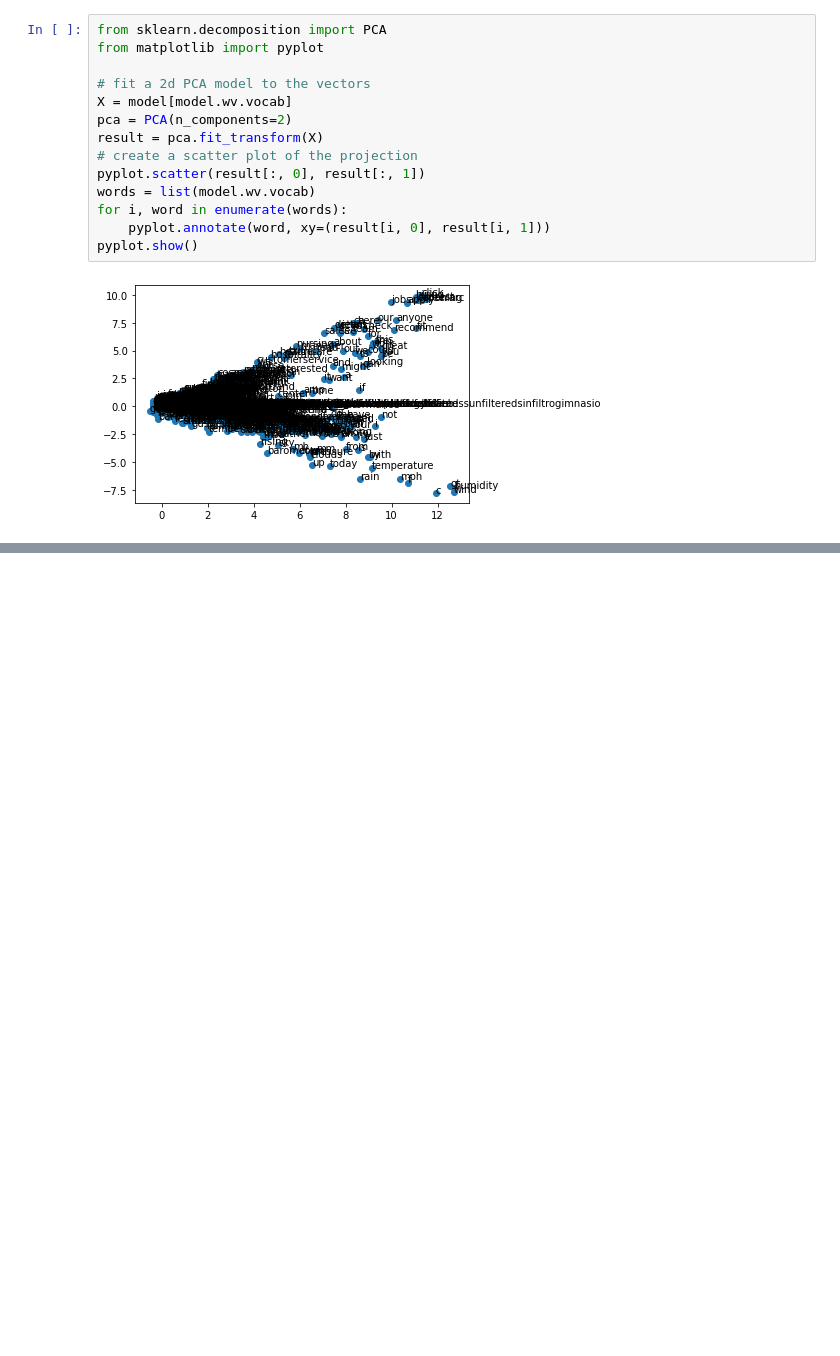
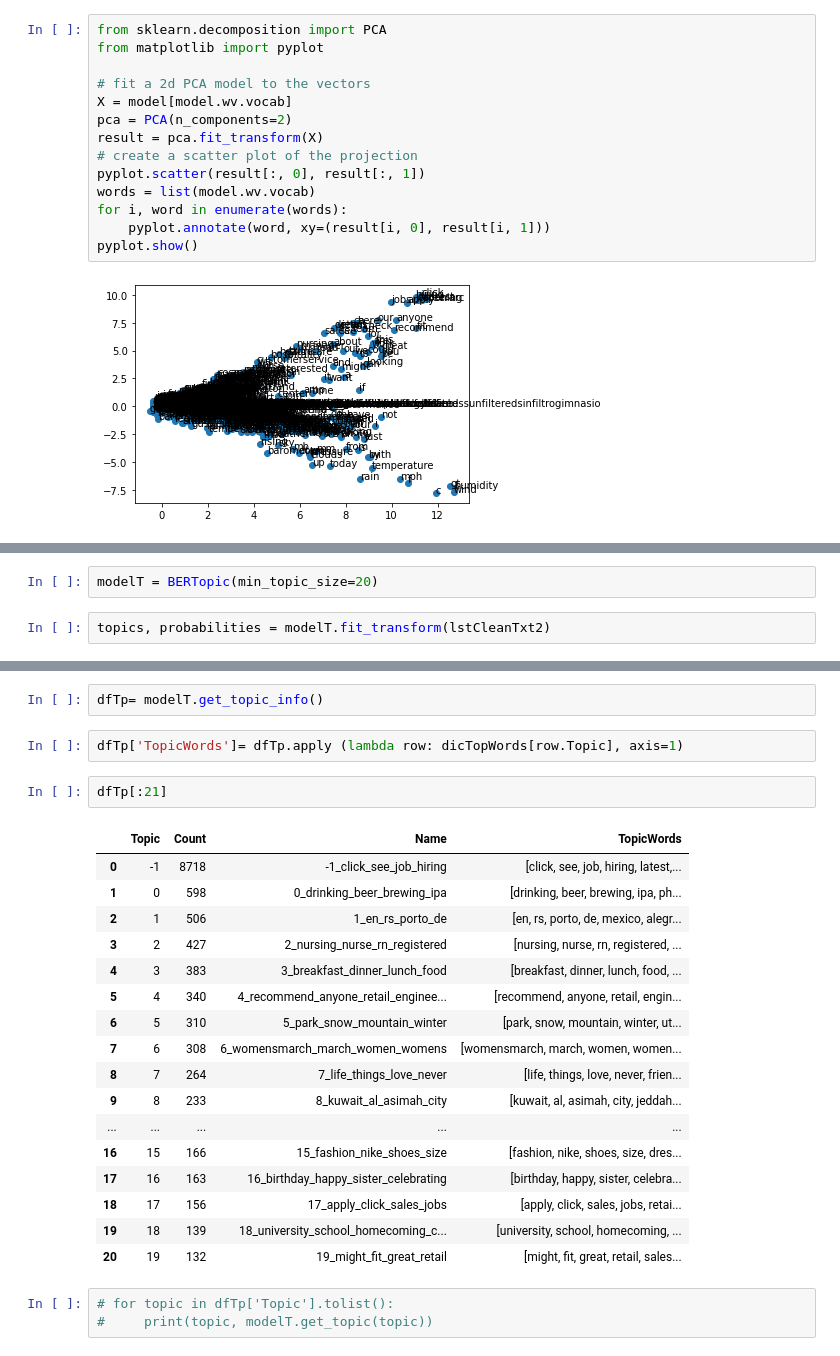
Before and after one commit to mahmuduzzaman/topicModelingPaper, a Jupyter notebook: 2017 - Covid Topic Modeling Demonstration.ipynb, the cells around one changed output, grey strips where cells are left out. Saved outputs shown, nothing was run; the diff lists cells and outputs as text; blank space fills up the shorter version.

Commit message:
Updated with topic related stuff

```diff
--- a/2017 - Covid Topic Modeling Demonstration.ipynb
+++ b/2017 - Covid Topic Modeling Demonstration.ipynb
@@ -809,0 +1013,4 @@ pyplot.show()
+# %%
+modelT = BERTopic(min_topic_size=20)
+# %%
+topics, probabilities = modelT.fit_transform(lstCleanTxt2)
@@ -809,0 +1065,27 @@ pyplot.show()
+# %%
+dfTp= modelT.get_topic_info()
+# %%
+dfTp['TopicWords']= dfTp.apply (lambda row: dicTopWords[row.Topic], axis=1)
+# %%
+dfTp[:21]
+# %% [output]
+|  | Topic | Count | Name | TopicWords |
+| 0 | -1 | 8718 | -1_click_see_job_hiring | [click, see, job, hiring, latest,... |
+| 1 | 0 | 598 | 0_drinking_beer_brewing_ipa | [drinking, beer, brewing, ipa, ph... |
+| 2 | 1 | 506 | 1_en_rs_porto_de | [en, rs, porto, de, mexico, alegr... |
+| 3 | 2 | 427 | 2_nursing_nurse_rn_registered | [nursing, nurse, rn, registered, ... |
+| 4 | 3 | 383 | 3_breakfast_dinner_lunch_food | [breakfast, dinner, lunch, food, ... |
+| 5 | 4 | 340 | 4_recommend_anyone_retail_enginee... | [recommend, anyone, retail, engin... |
+| 6 | 5 | 310 | 5_park_snow_mountain_winter | [park, snow, mountain, winter, ut... |
+| 7 | 6 | 308 | 6_womensmarch_march_women_womens | [womensmarch, march, women, women... |
+| 8 | 7 | 264 | 7_life_things_love_never | [life, things, love, never, frien... |
+| 9 | 8 | 233 | 8_kuwait_al_asimah_city | [kuwait, al, asimah, city, jeddah... |
+| ... | ... | ... | ... | ... |
+| 16 | 15 | 166 | 15_fashion_nike_shoes_size | [fashion, nike, shoes, size, dres... |
+| 17 | 16 | 163 | 16_birthday_happy_sister_celebrating | [birthday, happy, sister, celebra... |
+| 18 | 17 | 156 | 17_apply_click_sales_jobs | [apply, click, sales, jobs, retai... |
+| 19 | 18 | 139 | 18_university_school_homecoming_c... | [university, school, homecoming, ... |
+| 20 | 19 | 132 | 19_might_fit_great_retail | [might, fit, great, retail, sales... |
+# %%
+# for topic in dfTp['Topic'].tolist():
+#     print(topic, modelT.get_topic(topic))
```
Also changed, not shown: parts of 36 cells of this notebook, 1 other file.
